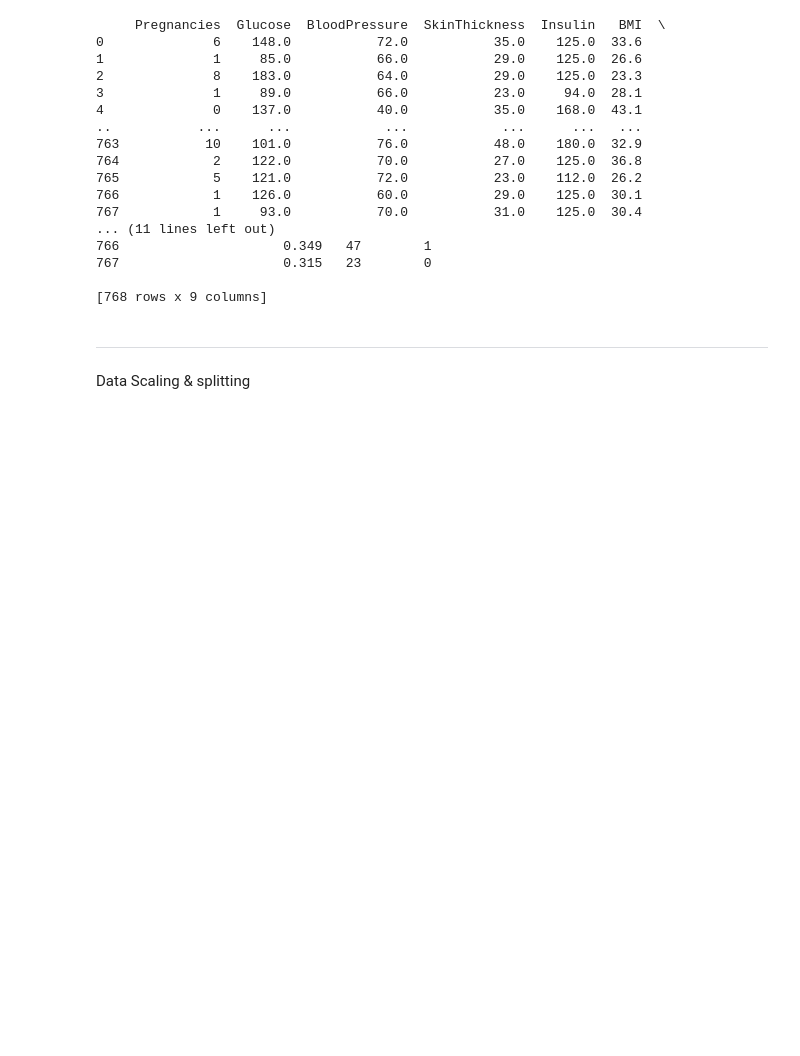
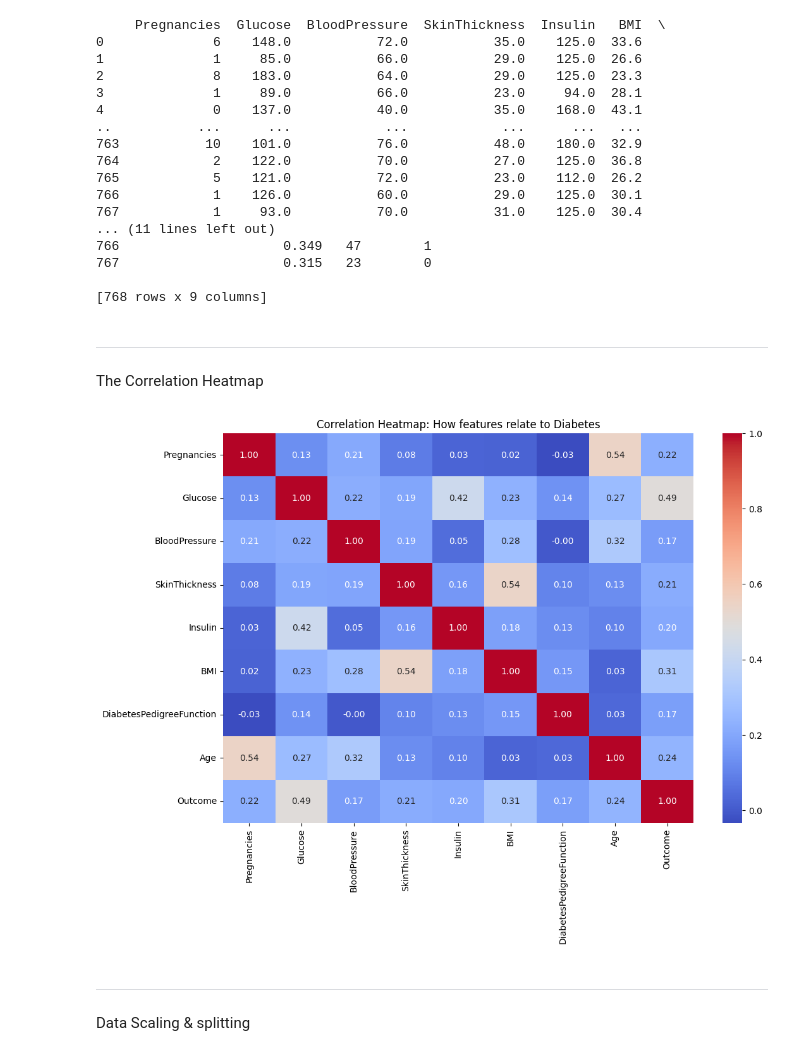
Before and after one commit to rakanHijazeen/Medical-AI-Suite, a Jupyter notebook: notebooks/02_diabetes_training.ipynb, the cells around one changed output. Saved outputs shown, nothing was run; the diff lists cells and outputs as text; code cells hidden in the pictures; blank space fills up the shorter version.

Commit message:
refactor: add correlation heatmap and feature importance; save specific XGBoost model

```diff
--- a/notebooks/02_diabetes_training.ipynb
+++ b/notebooks/02_diabetes_training.ipynb
@@ -48,6 +50,18 @@ print(df)
 767                     0.315   23        0
 
 [768 rows x 9 columns]
+# %% [markdown]
+>
+---
+The Correlation Heatmap
+# %%
+plt.figure(figsize=(12, 8))
+# df.corr() calculates the correlation between all columns
+sns.heatmap(df.corr(), annot=True, cmap='coolwarm', fmt='.2f')
+plt.title('Correlation Heatmap: How features relate to Diabetes')
+plt.show()
+# %% [output]
+[figure, added]
 # %% [markdown]
 >
 ---
```
Also changed, not shown: parts of 4 cells of this notebook, 1 other file.
